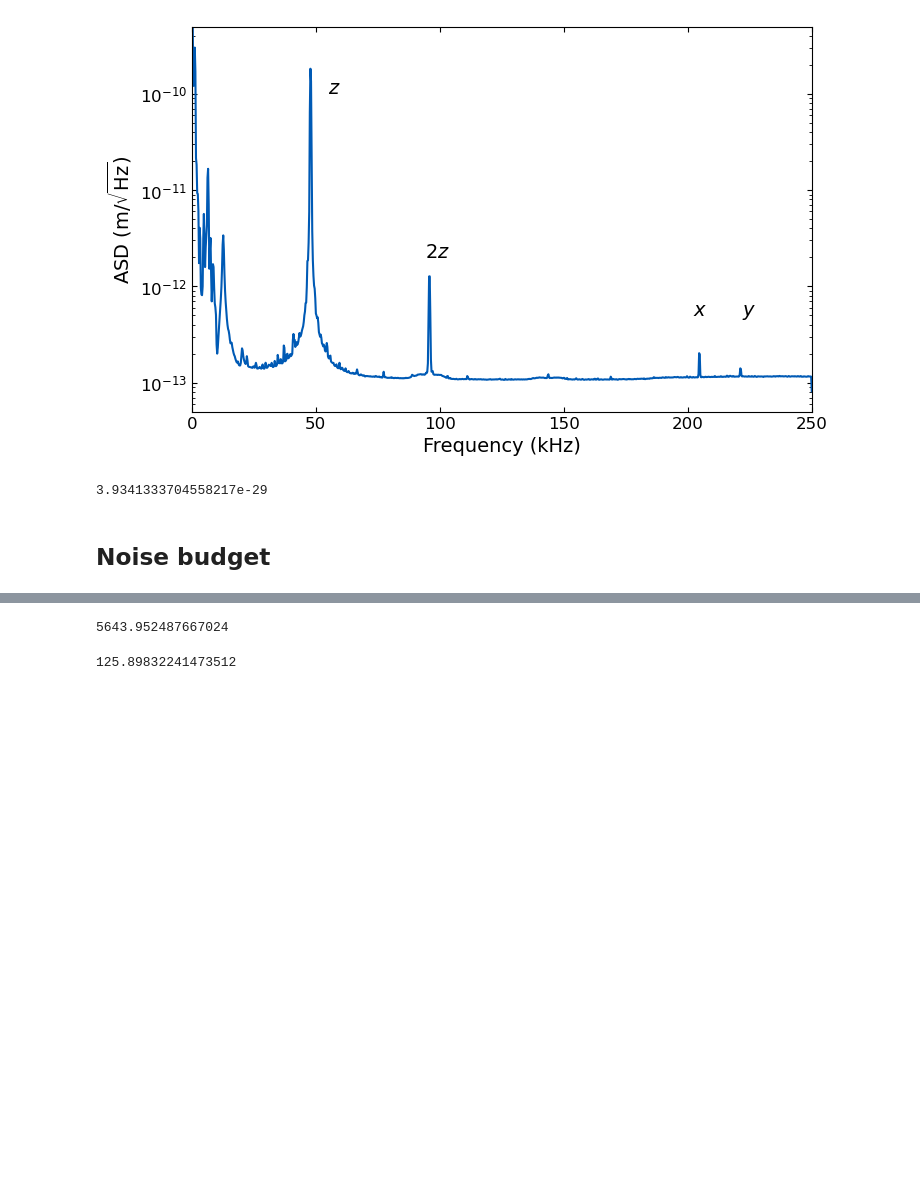
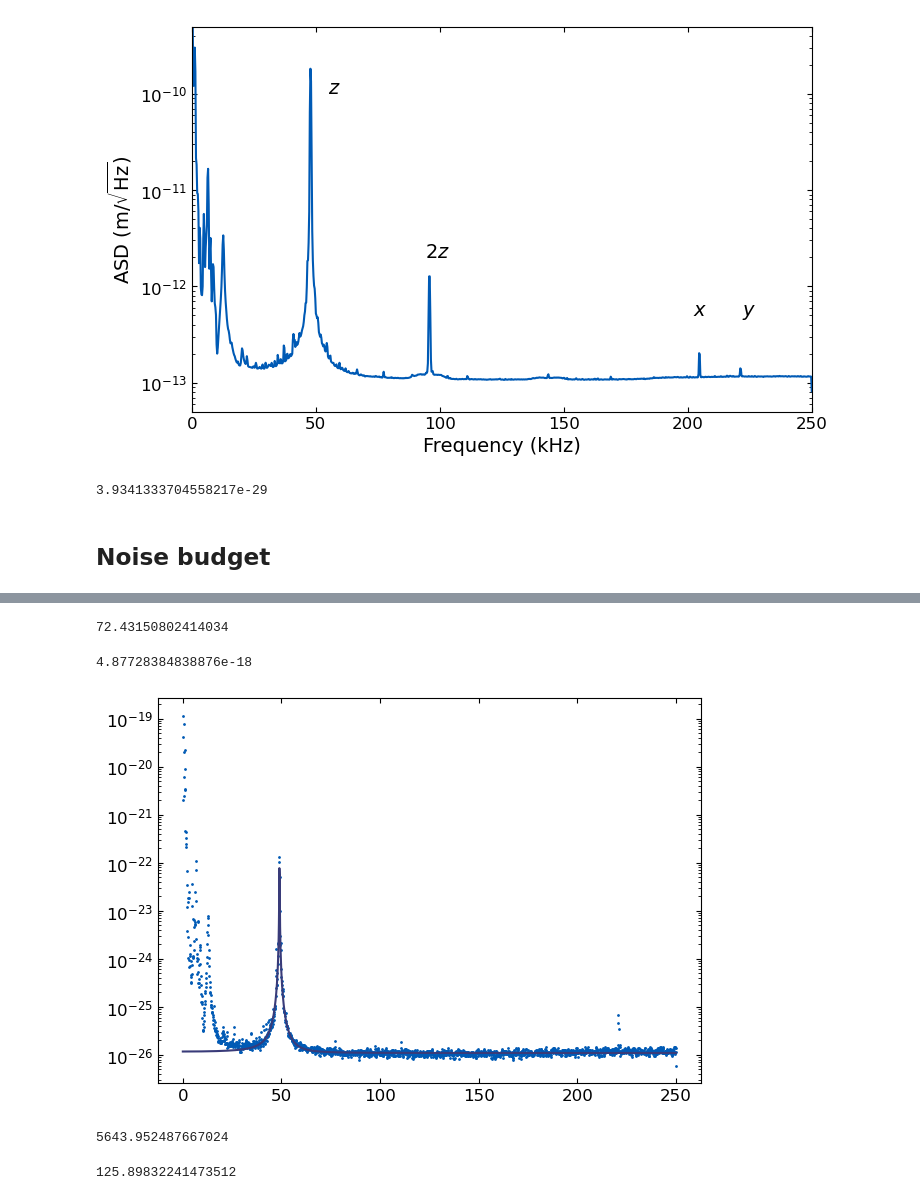
Before and after one commit to yuhants/dm_nanospheres, a Jupyter notebook: analysis_notebooks/sphere_combined_noise_budget.ipynb, the cells around one changed output, grey strips where cells are left out. Cells and saved outputs as stored; diff of their text form; code cells hidden in the pictures; blank space fills up the shorter version.

```diff
--- a/analysis_notebooks/sphere_combined_noise_budget.ipynb
+++ b/analysis_notebooks/sphere_combined_noise_budget.ipynb
@@ -268,0 +304,10 @@ gamma_meas = 1 / (8 * np.pi * s_zz_imp / (zpf**2))
+# %%
+np.sqrt(np.mean(dp_kev**2))
+# %% [output]
+72.43150802414034
+# %%
+s_f, omega0
+
+def sz_model_log(omega, s_imp):
+    chi = (1 / m_sphere) / (omega0**2 - omega**2 - 1j*gamma_welch*omega)
+    return np.log(np.full_like(omega, s_imp) + np.abs(chi)**2 * s_f)
@@ -269,3 +327,15 @@ gamma_meas = 1 / (8 * np.pi * s_zz_imp / (zpf**2))
+# %%
+m_sphere
+# %% [output]
+4.87728384838876e-18
+# %%
+plt.plot(ff_welch/1000, sz_average_welch, '.', color='#005AB5', markersize=2)
+# plt.plot(ff_welch/1000, np.exp(sz_model_log(ff_welch*2*np.pi, *popt)))
+
+plt.plot(ff_welch/1000, np.exp(sz_model_log(ff_welch*2*np.pi, 1.1e-26, 1.7e-40, 49000*2*np.pi)))
+plt.yscale('log')
+# %% [output]
+[figure, added]
 # %%
 gamma_reheating / (2 * np.pi)
 # %% [output]
```
Also changed, not shown: parts of 25 cells of this notebook.
